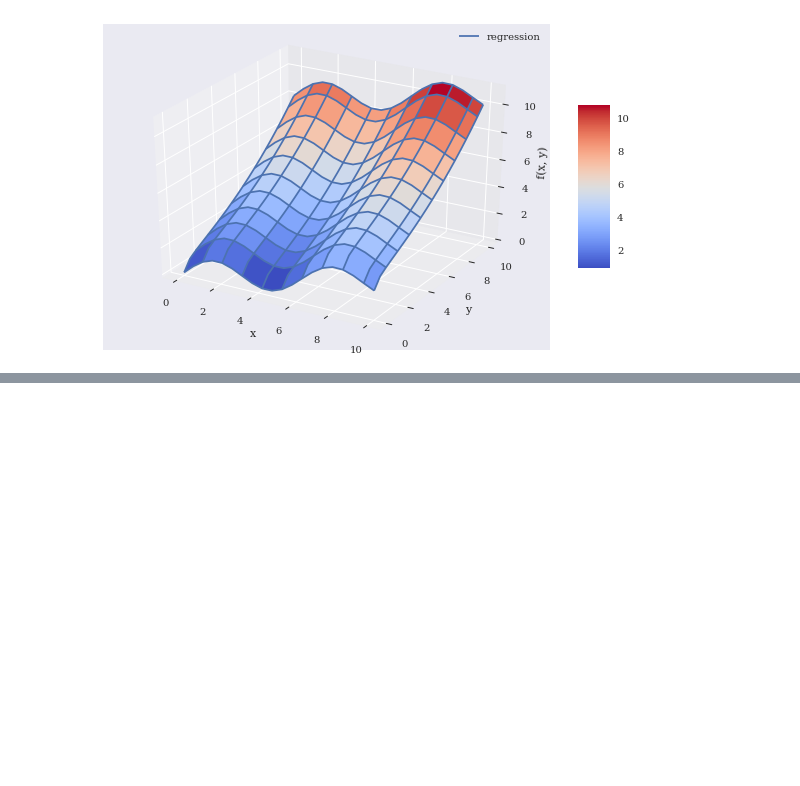
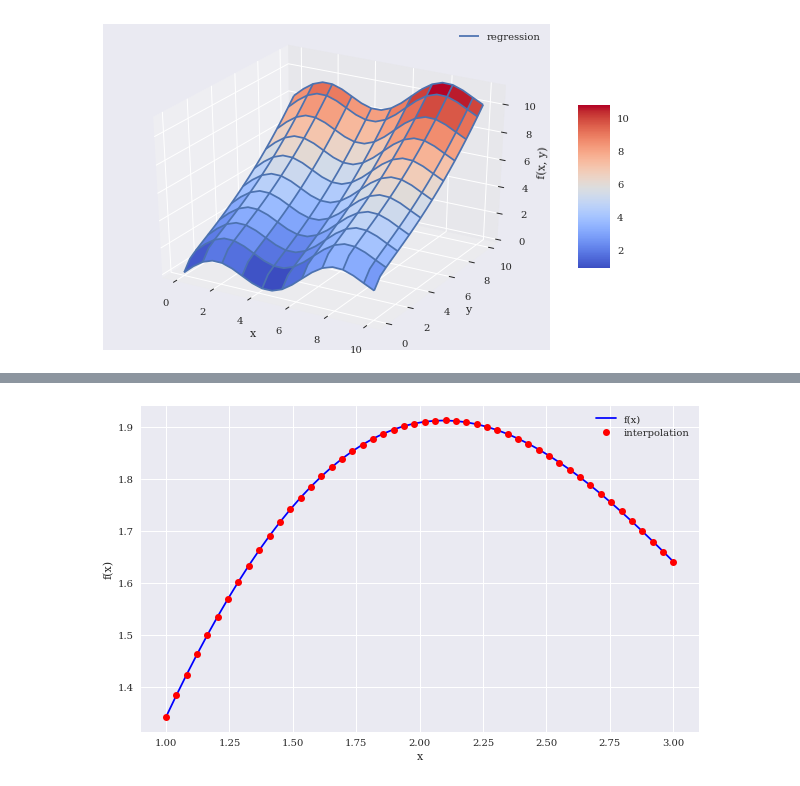
Before and after one commit to HaoLiNick/quantbasic, a Jupyter notebook: portfolioopt.ipynb, the cells around one changed output, grey strips where cells are left out. Cells and saved outputs as stored; diff of their text form; code cells hidden in the pictures; blank space fills up the shorter version.

```diff
--- a/portfolioopt.ipynb
+++ b/portfolioopt.ipynb
@@ -443,0 +462,8 @@ fig.colorbar(surf, shrink=0.5, aspect=5)
+# %%
+xd=np.linspace(1,3,50)
+iyd=spi.splev(xd,ipo)
+# %%
+create_plot([xd, xd], [f(xd), iyd], ['b', 'ro'],
+['f(x)', 'interpolation'], ['x', 'f(x)'])
+# %% [output]
+[figure, added]
```
Also changed, not shown: parts of 30 cells of this notebook.
